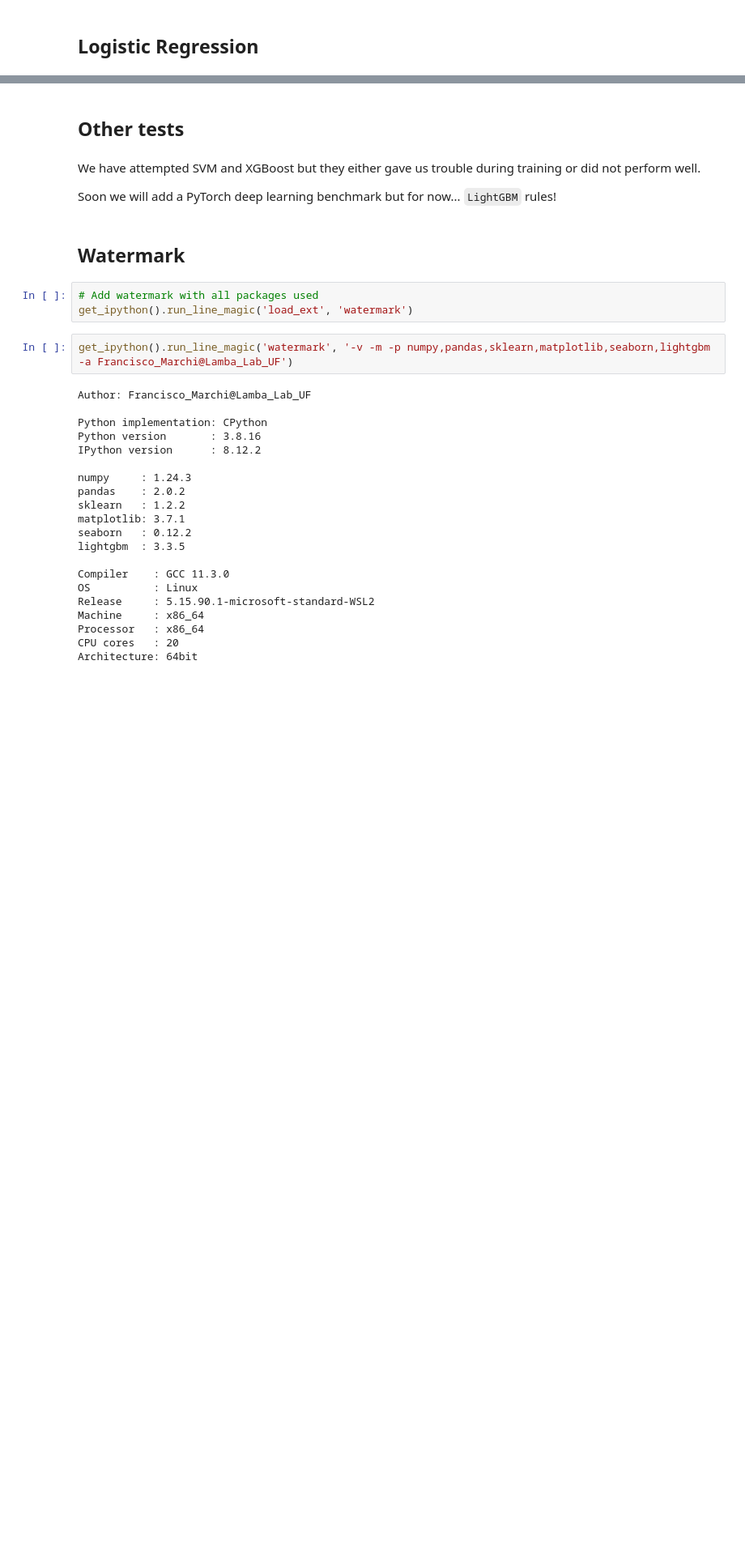
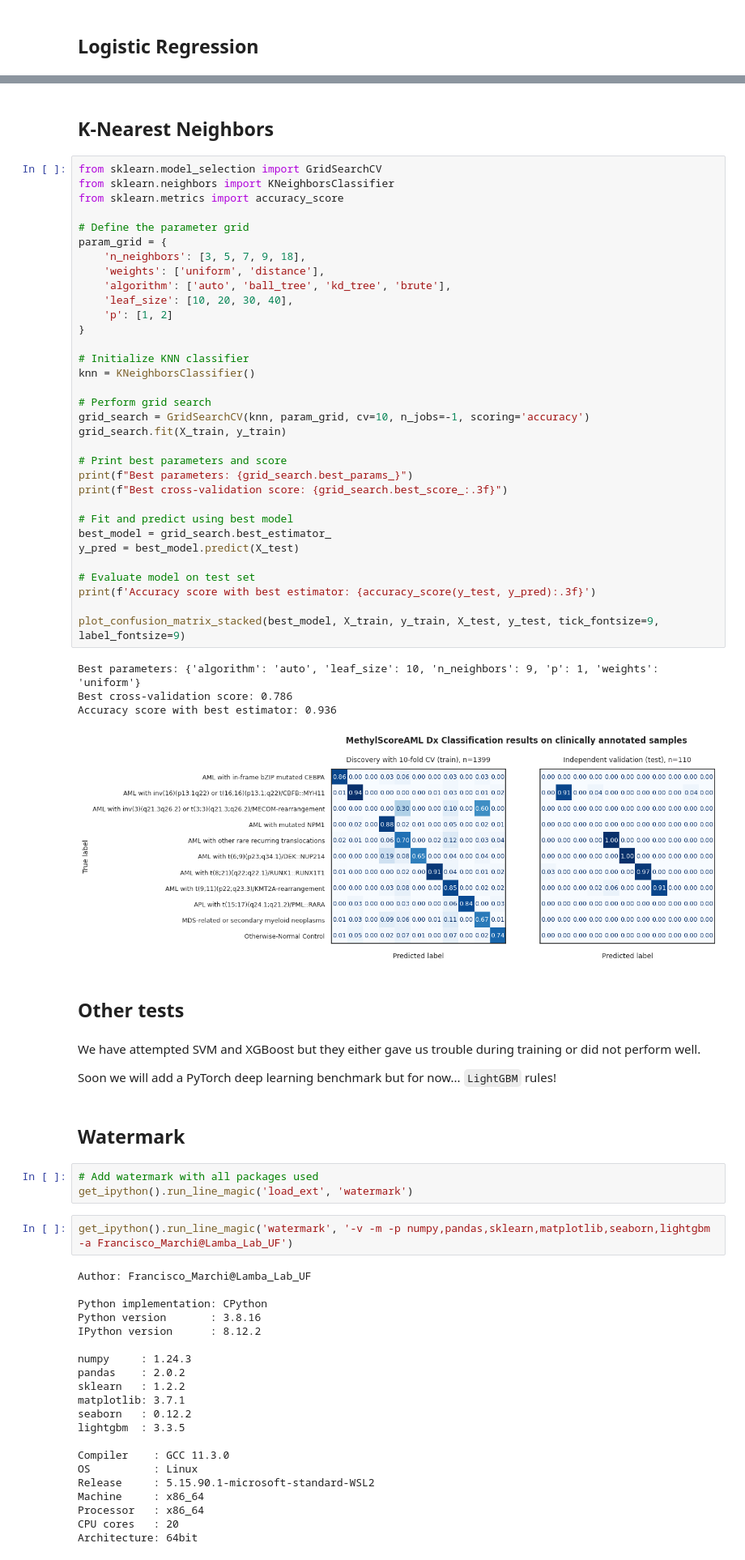
Before and after one commit to f-marchi/ALMA, a Jupyter notebook: 5_Multiclass_AMLsubtype_Classifier_v2.ipynb, the cells around one changed output, grey strips where cells are left out. Shown at 81% size. Saved outputs shown, nothing was run; the diff lists cells and outputs as text; blank space fills up the shorter version.

```diff
--- a/5_Multiclass_AMLsubtype_Classifier_v2.ipynb
+++ b/5_Multiclass_AMLsubtype_Classifier_v2.ipynb
@@ -295,3 +220,43 @@ Overall accuracy score with best estimator: 0.836
+# %% [markdown]
+## K-Nearest Neighbors
+# %%
+from sklearn.model_selection import GridSearchCV
+from sklearn.neighbors import KNeighborsClassifier
+from sklearn.metrics import accuracy_score
+
+# Define the parameter grid
+param_grid = {
+    'n_neighbors': [3, 5, 7, 9, 18],
+    'weights': ['uniform', 'distance'],
+    'algorithm': ['auto', 'ball_tree', 'kd_tree', 'brute'],
+    'leaf_size': [10, 20, 30, 40],
+    'p': [1, 2]
+}
+
+# Initialize KNN classifier
+knn = KNeighborsClassifier()
+
+# Perform grid search
+grid_search = GridSearchCV(knn, param_grid, cv=10, n_jobs=-1, scoring='accuracy')
+grid_search.fit(X_train, y_train)
+
+# Print best parameters and score
+print(f"Best parameters: {grid_search.best_params_}")
+print(f"Best cross-validation score: {grid_search.best_score_:.3f}")
+
+# Fit and predict using best model
+best_model = grid_search.best_estimator_
+y_pred = best_model.predict(X_test)
+
+# Evaluate model on test set
+print(f'Accuracy score with best estimator: {accuracy_score(y_test, y_pred):.3f}')
+
+plot_confusion_matrix_stacked(best_model, X_train, y_train, X_test, y_test, tick_fontsize=9, label_fontsize=9)
+# %% [output]
+Best parameters: {'algorithm': 'auto', 'leaf_size': 10, 'n_neighbors': 9, 'p': 1, 'weights': 'uniform'}
+Best cross-validation score: 0.786
+Accuracy score with best estimator: 0.936
+[figure, added]
 # %% [markdown]
 ## Other tests
 # %% [markdown]
```
Also changed, not shown: parts of 5 cells of this notebook, 2 other files.
